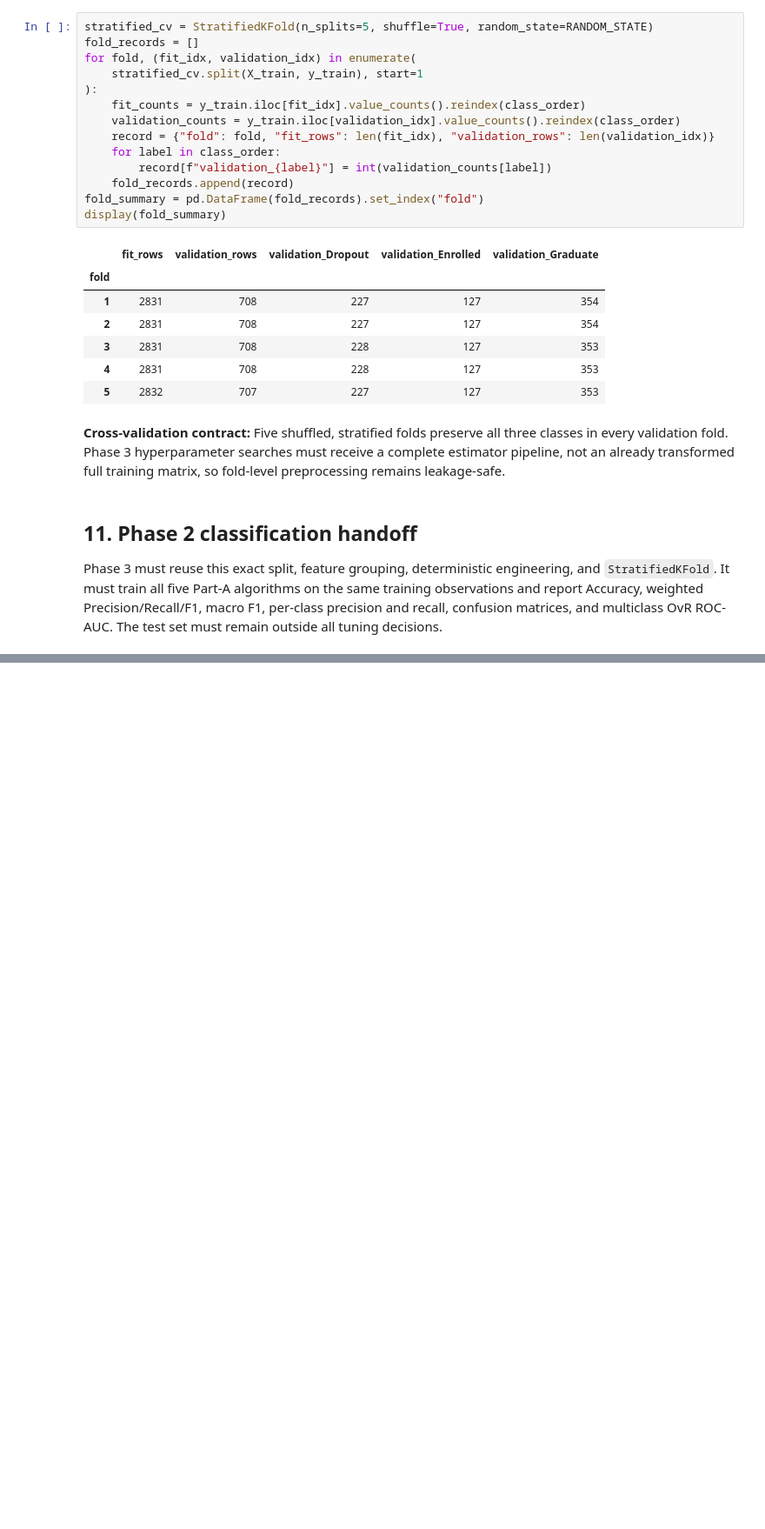
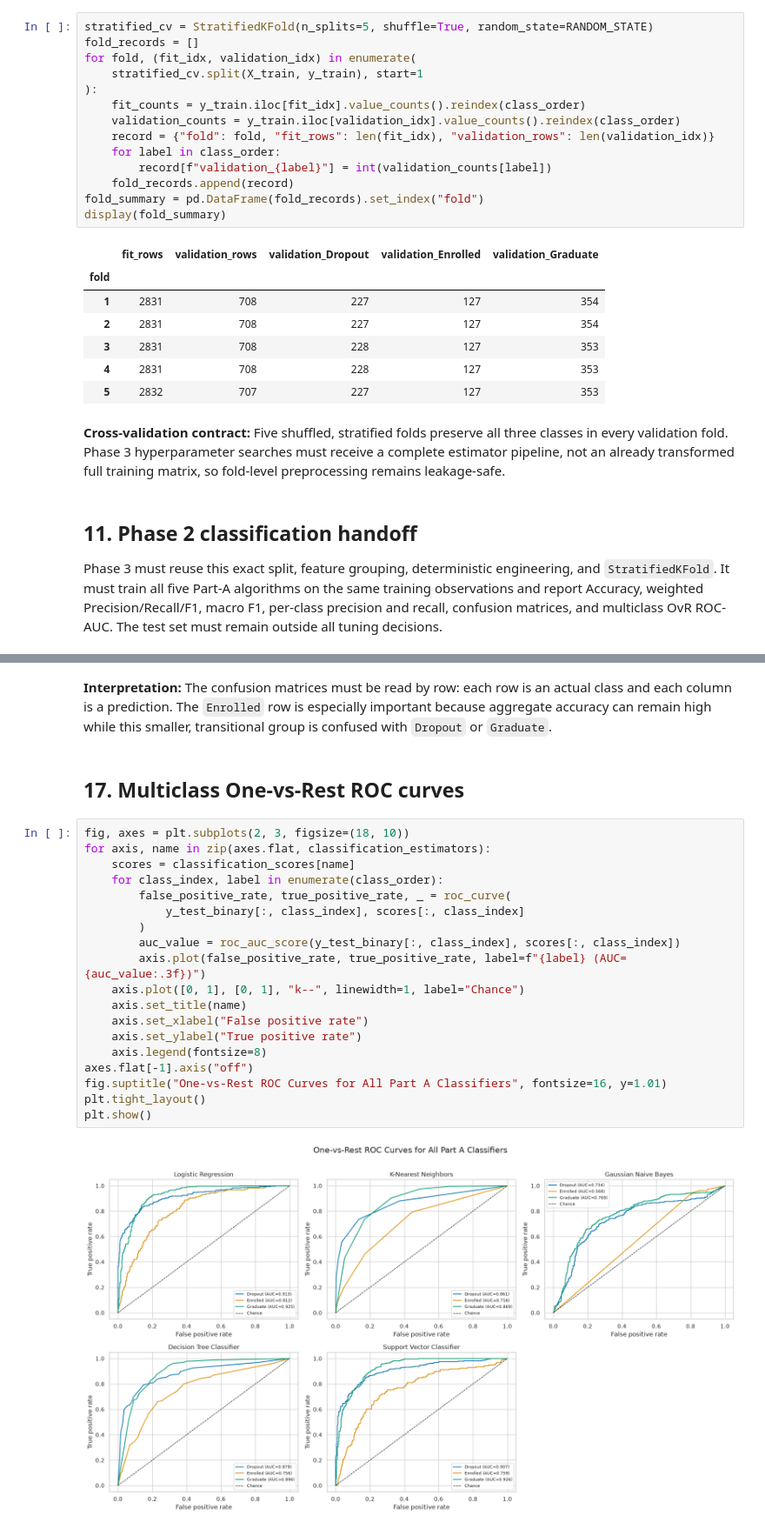
Before and after one commit to Shruhath/23CSE301-ML-Capstone, a Jupyter notebook: notebooks/classification.ipynb, the cells around one changed output, grey strips where cells are left out. Shown at 87% size. Saved outputs shown, nothing was run; the diff lists cells and outputs as text; blank space fills up the shorter version.

```diff
--- a/notebooks/classification.ipynb
+++ b/notebooks/classification.ipynb
@@ -491,0 +885,25 @@ Phase 3 must reuse this exact split, feature grouping, deterministic engineering
+# %% [markdown]
+**Interpretation:** The confusion matrices must be read by row: each row is an actual class and each column is a prediction. The `Enrolled` row is especially important because aggregate accuracy can remain high while this smaller, transitional group is confused with `Dropout` or `Graduate`.
+# %% [markdown]
+## 17. Multiclass One-vs-Rest ROC curves
+# %%
+fig, axes = plt.subplots(2, 3, figsize=(18, 10))
+for axis, name in zip(axes.flat, classification_estimators):
+    scores = classification_scores[name]
+    for class_index, label in enumerate(class_order):
+        false_positive_rate, true_positive_rate, _ = roc_curve(
+            y_test_binary[:, class_index], scores[:, class_index]
+        )
+        auc_value = roc_auc_score(y_test_binary[:, class_index], scores[:, class_index])
+        axis.plot(false_positive_rate, true_positive_rate, label=f"{label} (AUC={auc_value:.3f})")
+    axis.plot([0, 1], [0, 1], "k--", linewidth=1, label="Chance")
+    axis.set_title(name)
+    axis.set_xlabel("False positive rate")
+    axis.set_ylabel("True positive rate")
+    axis.legend(fontsize=8)
+axes.flat[-1].axis("off")
+fig.suptitle("One-vs-Rest ROC Curves for All Part A Classifiers", fontsize=16, y=1.01)
+plt.tight_layout()
+plt.show()
+# %% [output]
+[figure, added]
```
Also changed, not shown: parts of 32 cells of this notebook, 5 other files.
